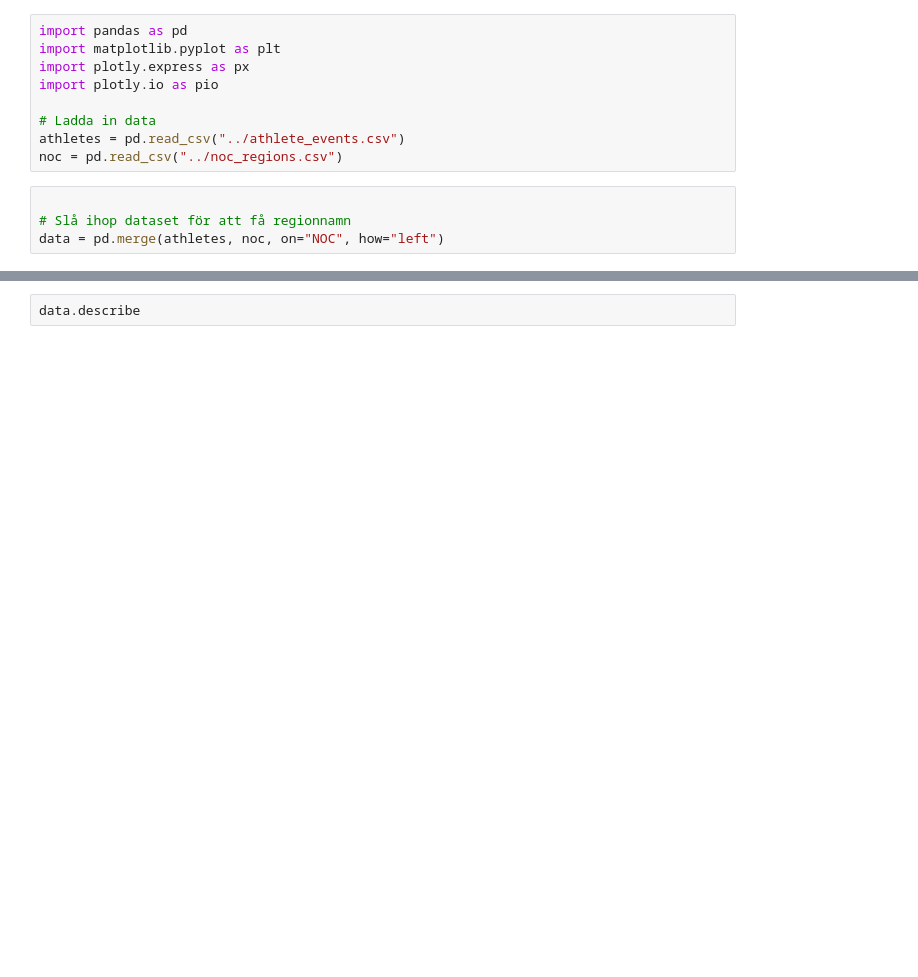
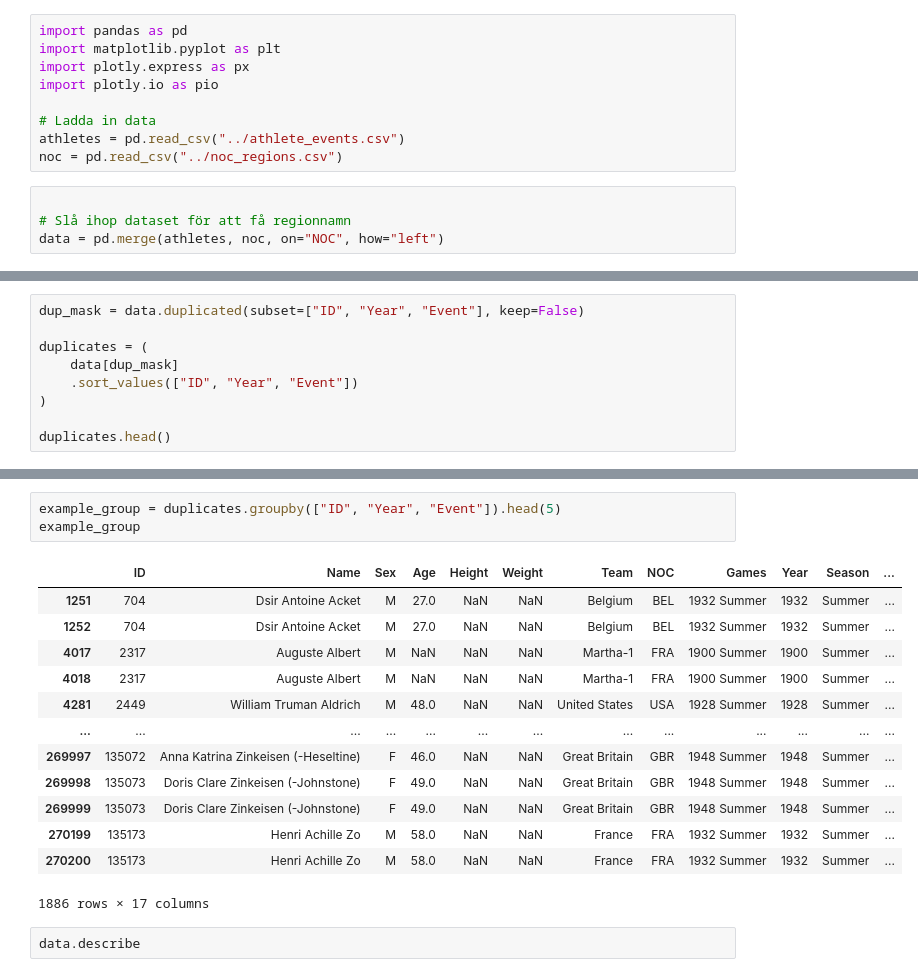
Before and after one commit to F-Degerman/Projekt_OS_Ungern, a Jupyter notebook: Egna_anteckningar/Fanny.ipynb, the cells around one changed output, grey strips where cells are left out. Drawn from its saved outputs; the diff is of its cells as text; blank space fills up the shorter version.

```diff
--- a/Egna_anteckningar/Fanny.ipynb
+++ b/Egna_anteckningar/Fanny.ipynb
@@ -30,0 +32,9 @@ data = pd.merge(athletes, noc, on="NOC", how="left")
+# %%
+dup_mask = data.duplicated(subset=["ID", "Year", "Event"], keep=False)
+
+duplicates = (
+    data[dup_mask]
+    .sort_values(["ID", "Year", "Event"])
+)
+
+duplicates.head()
@@ -31,3 +48,20 @@ data = pd.merge(athletes, noc, on="NOC", how="left")
+# %%
+example_group = duplicates.groupby(["ID", "Year", "Event"]).head(5)
+example_group
+# %% [output]
+|  | ID | Name | Sex | Age | Height | Weight | Team | NOC | Games | Year | Season | ... |
+| 1251 | 704 | Dsir Antoine Acket | M | 27.0 | NaN | NaN | Belgium | BEL | 1932 Summer | 1932 | Summer | ... |
+| 1252 | 704 | Dsir Antoine Acket | M | 27.0 | NaN | NaN | Belgium | BEL | 1932 Summer | 1932 | Summer | ... |
+| 4017 | 2317 | Auguste Albert | M | NaN | NaN | NaN | Martha-1 | FRA | 1900 Summer | 1900 | Summer | ... |
+| 4018 | 2317 | Auguste Albert | M | NaN | NaN | NaN | Martha-1 | FRA | 1900 Summer | 1900 | Summer | ... |
+| 4281 | 2449 | William Truman Aldrich | M | 48.0 | NaN | NaN | United States | USA | 1928 Summer | 1928 | Summer | ... |
+| ... | ... | ... | ... | ... | ... | ... | ... | ... | ... | ... | ... | ... |
+| 269997 | 135072 | Anna Katrina Zinkeisen (-Heseltine) | F | 46.0 | NaN | NaN | Great Britain | GBR | 1948 Summer | 1948 | Summer | ... |
+| 269998 | 135073 | Doris Clare Zinkeisen (-Johnstone) | F | 49.0 | NaN | NaN | Great Britain | GBR | 1948 Summer | 1948 | Summer | ... |
+| 269999 | 135073 | Doris Clare Zinkeisen (-Johnstone) | F | 49.0 | NaN | NaN | Great Britain | GBR | 1948 Summer | 1948 | Summer | ... |
+| 270199 | 135173 | Henri Achille Zo | M | 58.0 | NaN | NaN | France | FRA | 1932 Summer | 1932 | Summer | ... |
+| 270200 | 135173 | Henri Achille Zo | M | 58.0 | NaN | NaN | France | FRA | 1932 Summer | 1932 | Summer | ... |
+1886 rows × 17 columns
 # %%
 data.describe
 # %% [output]
```
Also changed, not shown: parts of 3 cells of this notebook, 3 other files.
